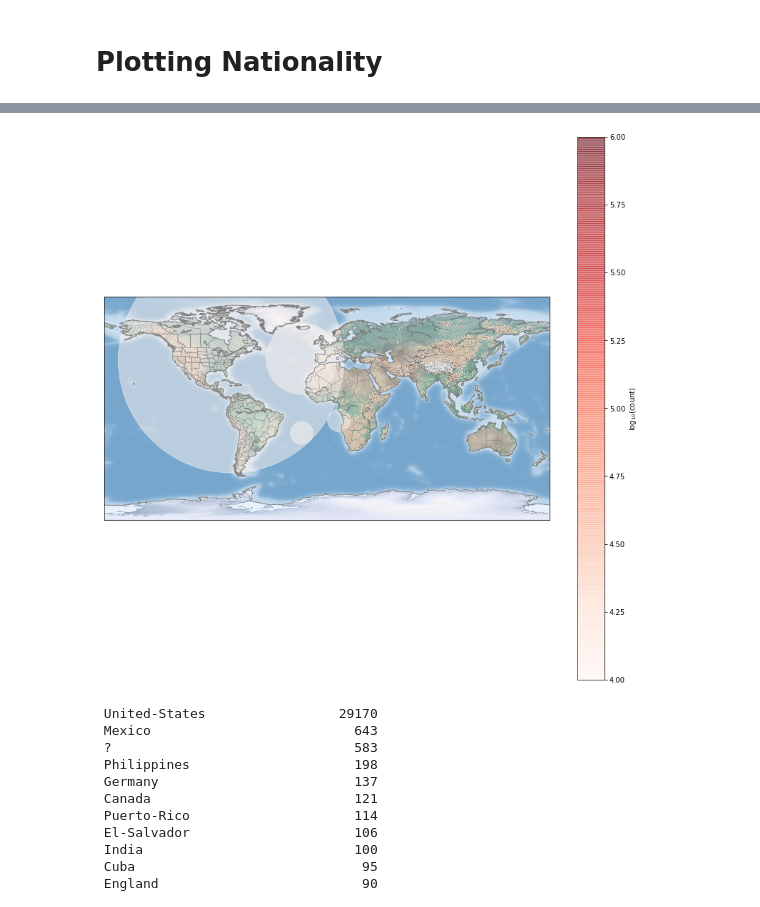
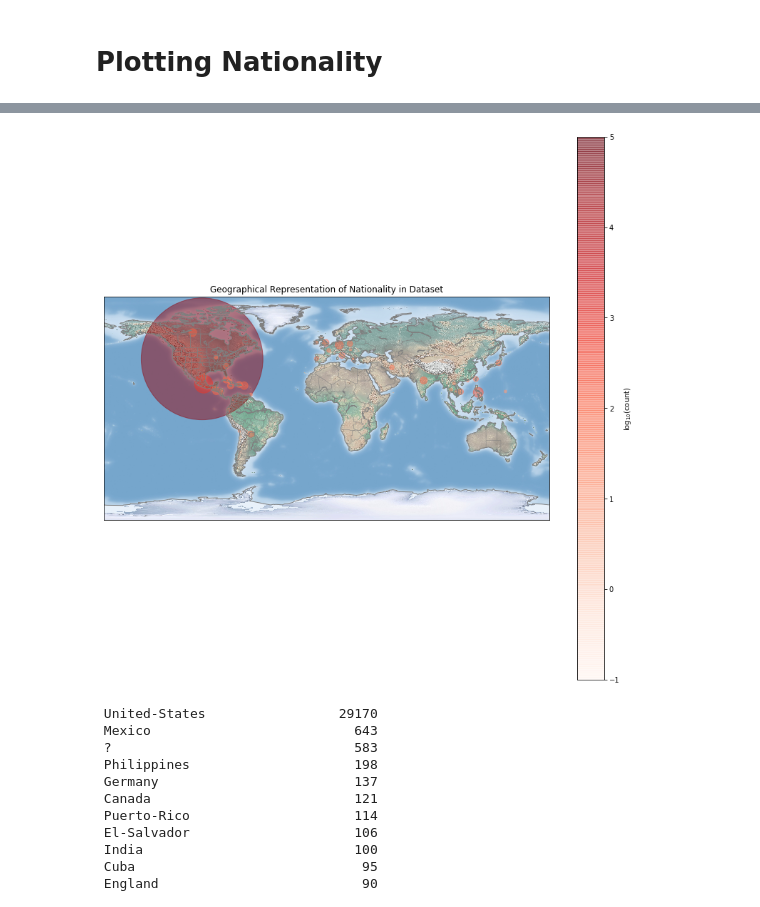
Before and after one commit to kylechang523/ECE180-Final-Project-Personal-Income-Analysis-and-Prediction, a Jupyter notebook: Nationality and Marital Status.ipynb, the cells around one changed output, grey strips where cells are left out. Saved outputs shown, nothing was run; the diff lists cells and outputs as text; code cells hidden in the pictures.

Commit message:
nationality plot

```diff
--- a/Nationality and Marital Status.ipynb
+++ b/Nationality and Marital Status.ipynb
@@ -108,29 +122,30 @@ Holland: (42.7876022, -86.1090828)
 # %%
 from collections import Counter
 import matplotlib.pyplot as plt
 import matplotlib.cm
 
 from mpl_toolkits.basemap import Basemap
 from matplotlib.patches import Polygon
 from matplotlib.collections import PatchCollection
 from matplotlib.colors import Normalize
 
 fig = plt.figure(figsize=(14, 14))
 map = Basemap()
 map.shadedrelief()
 map.drawcoastlines(color='gray')
 map.drawcountries(color='gray')
 map.drawstates(color='gray')
-
-map.scatter(lon, lat, latlon=True,
-          c=np.log10(population), s=area,
+x, y = map(Lon, Lat)
+map.scatter(x, y, latlon=False,
+          c=np.log10(count), s=count,
           cmap='Reds', alpha=0.5)
 
 plt.colorbar(label=r'$\log_{10}({\rm count})$')
-plt.clim(4, 6)
+plt.title("Geographical Representation of Nationality in Dataset")
+plt.clim(-1, 5)
 plt.show()
 # %% [output]
-[figure, old version]
+[figure, new version]
 # %%
 print nationCount
 # %% [output]
```
Also changed, not shown: parts of 2 cells of this notebook.
